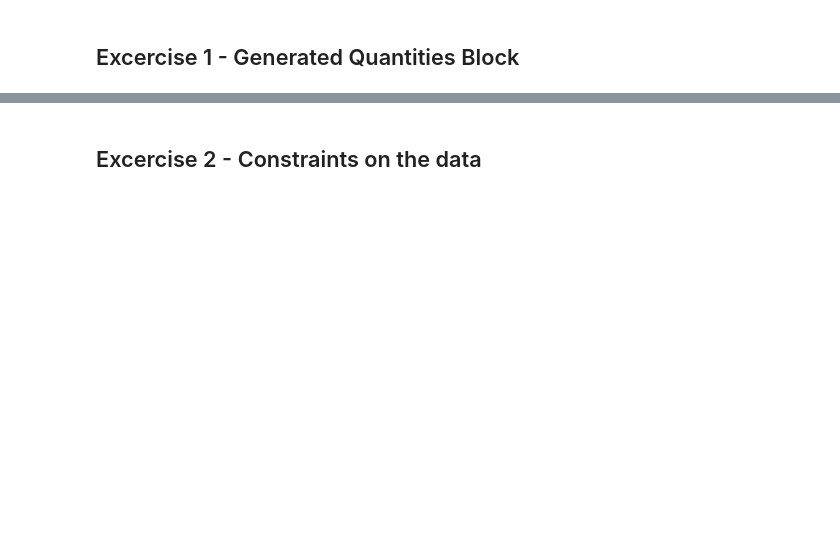
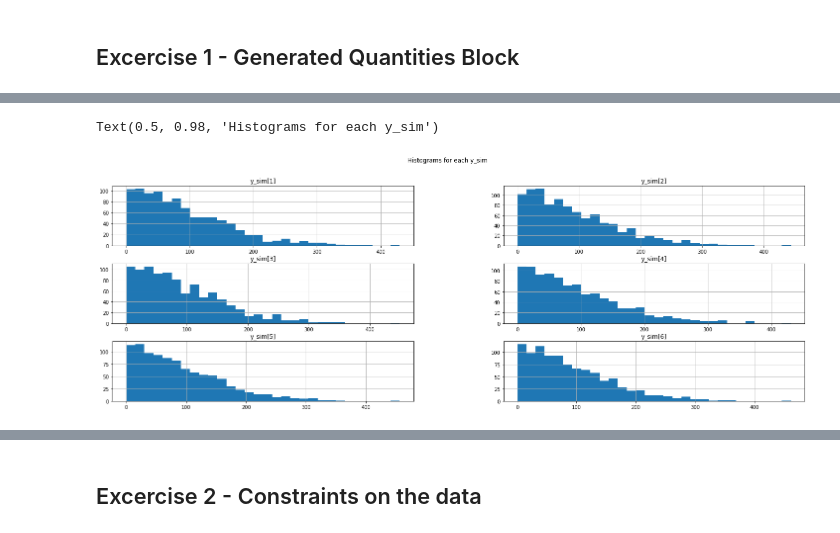
Before and after one commit to MiloszBlachowiak/Data_Analytics_LAB, a Jupyter notebook: Lab2/lab2.ipynb, the cells around one changed output, grey strips where cells are left out. Drawn from its saved outputs; the diff is of its cells as text; code cells hidden in the pictures; blank space fills up the shorter version.

```diff
--- a/Lab2/lab2.ipynb
+++ b/Lab2/lab2.ipynb
@@ -0,0 +3,6 @@
+# %%
+F = len("Milosz")
+L = len("Blachowiak")
+
+print("F = ", F)
+print("L = ", L)
@@ -14,5 +42,5 @@ gen_quant = CmdStanModel(stan_file='code_1.stan')
 # %%
-samples = gen_quant.sample(data={'M':10},
+samples = gen_quant.sample(data={'M':F},
                             fixed_param=True,
                             iter_sampling=1000,
                             iter_warmup=0,
@@ -19,0 +52,5 @@ samples = gen_quant.sample(data={'M':10},
+# %%
+# 2. Create a pandas dataframe from resulting draws
+
+dataframe = samples.draws_pd()
+dataframe
@@ -19,0 +71,10 @@ samples = gen_quant.sample(data={'M':10},
+# %%
+# 3. Plot a histogeram for each of y_sim and lambdas
+
+y_sims = dataframe[dataframe.columns[3:]]
+
+y_sims.hist(bins=30, figsize=(25, 8))
+plt.suptitle("Histograms for each y_sim")
+# %% [output]
+Text(0.5, 0.98, 'Histograms for each y_sim')
+[figure, added]
```
Also changed, not shown: parts of 15 cells of this notebook, 31 other files.
